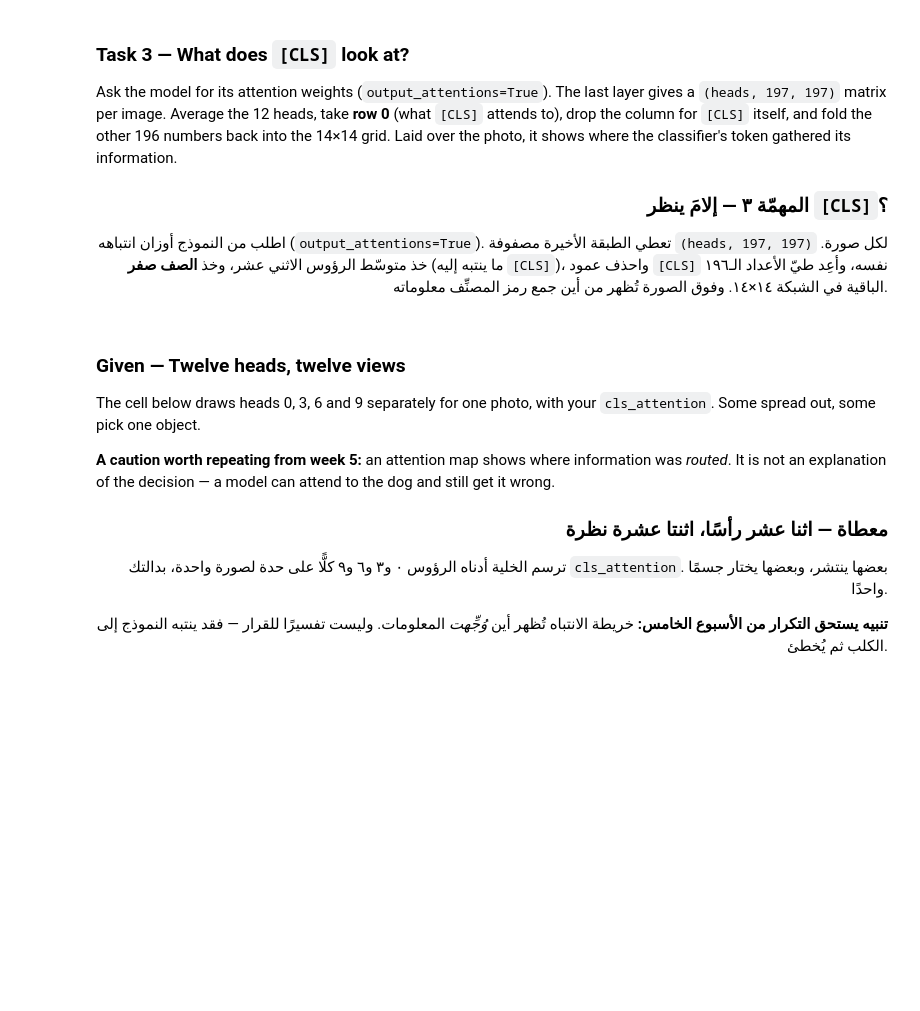
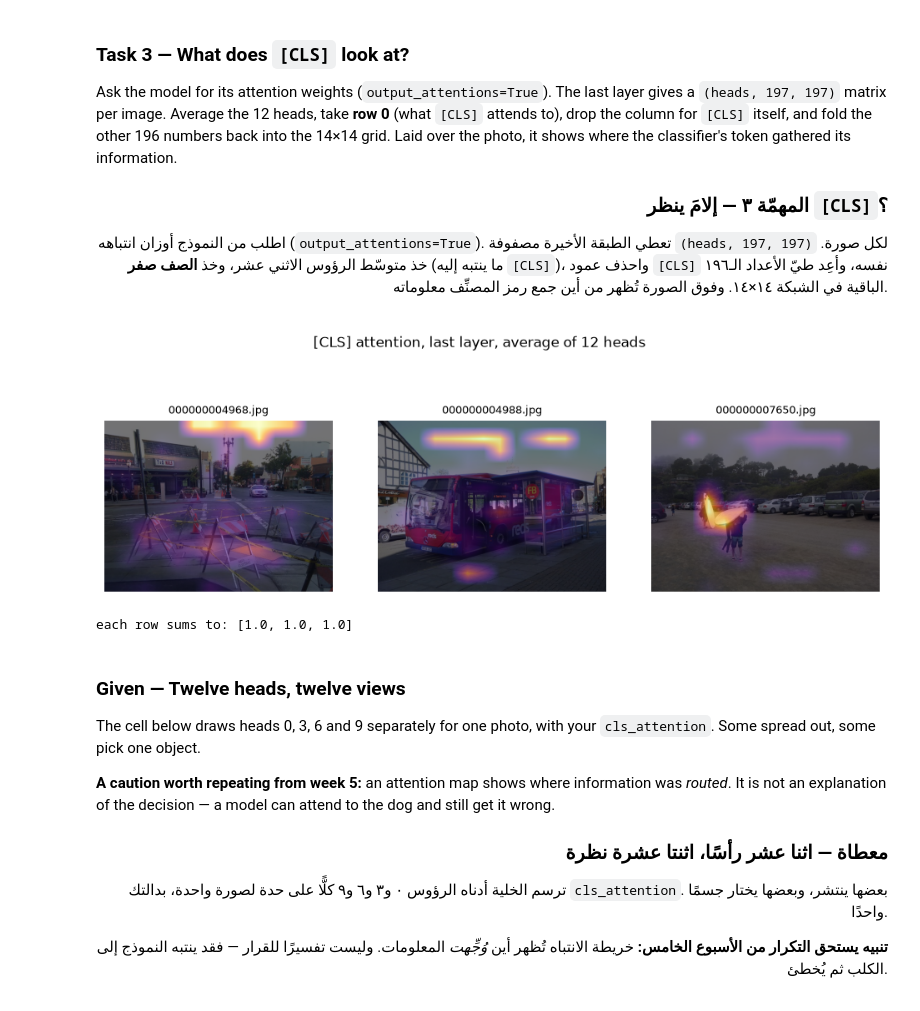
Before and after one commit to 507ahmed507-afk/AIEP_Olo_student, a Jupyter notebook: week_7_multimodal/labs/D1_vit_ssl/D1_vit_ssl_blank.ipynb, the cells around one changed output. Cells and saved outputs as stored; diff of their text form; code cells hidden in the pictures; blank space fills up the shorter version.

```diff
--- a/week_7_multimodal/labs/D1_vit_ssl/D1_vit_ssl_blank.ipynb
+++ b/week_7_multimodal/labs/D1_vit_ssl/D1_vit_ssl_blank.ipynb
@@ -365,37 +411,51 @@ Laid over the photo, it shows where the classifier's token gathered its informat
 # %%
 # ────────────────────────────────────────────────────────────────────
 # 1) out = vit.vit(**inputs, output_attentions=True); out.attentions[-1][0] is (12, 197, 197).
 # 2) If head is None take .mean(0) over the heads, else take [head].
 # 3) row = weights[0]; grid = row[1:].reshape(GRID, GRID).
 #
-# ١) `out = vit.vit(**inputs, output_attentions=True)`؛ و`out.attentions[-1][0]` شكله `(12, 197, 197)`.
-# ٢) إن كان `head` يساوي `None` فخذ `.mean(0)` على الرؤوس، وإلا فخذ `[head]`.
-# ٣) `row = weights[0]`؛ ثم `grid = row[1:].reshape(GRID, GRID)`.
+# ١) شغّل النموذج واستخرج أوزان الانتباه.
+# ٢) احسب متوسط الرؤوس أو اختر رأسًا محددًا.
+# ٣) استخرج انتباه CLS وحوّله إلى شبكة 14x14.
 # ────────────────────────────────────────────────────────────────────
 
 def cls_attention(image, head=None):
     """The [CLS] row of the last layer's attention, as a 14x14 grid, plus the whole 197-long row."""
     out = vit.vit(**processor(images=image, return_tensors="pt"), output_attentions=True)
+
     # TODO: Average the heads (or pick one), take row 0, and reshape its last 196 numbers to (GRID, GRID).
-    # مهمة: خذ متوسّط الرؤوس (أو اختر واحدًا)، وخذ الصف صفر، وأعِد تشكيل أعداده الـ١٩٦ الأخيرة إلى `(GRID, GRID)`.
+    # مهمة: خذ متوسط الرؤوس (أو اختر واحدًا)، وخذ الصف صفر، وأعد تشكيل أعداده الـ196 الأخيرة.
+
+    weights = out.attentions[-1][0]
+    weights = weights.mean(0) if head is None else weights[head]
+    row = weights[0]
+    grid = row[1:].reshape(GRID, GRID)
+
+    return grid.detach().cpu().numpy(), row.detach().cpu().numpy()
 
 
 def overlay(image, grid, ax, title):
     big = np.asarray(Image.fromarray(grid).resize(image.size, Image.BILINEAR))
     ax.imshow(image); ax.imshow(big, cmap="inferno", alpha=0.55)
     ax.set_title(title, fontsize=9); ax.axis("off")
 
 
 ROWS = []
 fig, axes = plt.subplots(1, 3, figsize=(12, 4.2))
+
 for ax, path in zip(axes, PHOTOS[:3]):
     scene = Image.open(path).convert("RGB")
     grid, row = cls_attention(scene)
     ROWS.append(row)
     overlay(scene, grid, ax, path.name)
+
 fig.suptitle("[CLS] attention, last layer, average of 12 heads")
 plt.show()
+
 print("each row sums to:", [round(float(r.sum()), 4) for r in ROWS])
+# %% [output]
+[figure, added]
+each row sums to: [1.0, 1.0, 1.0]
 # %% [markdown]
 ### Given — Twelve heads, twelve views
 
```
Also changed, not shown: parts of 15 cells of this notebook.
